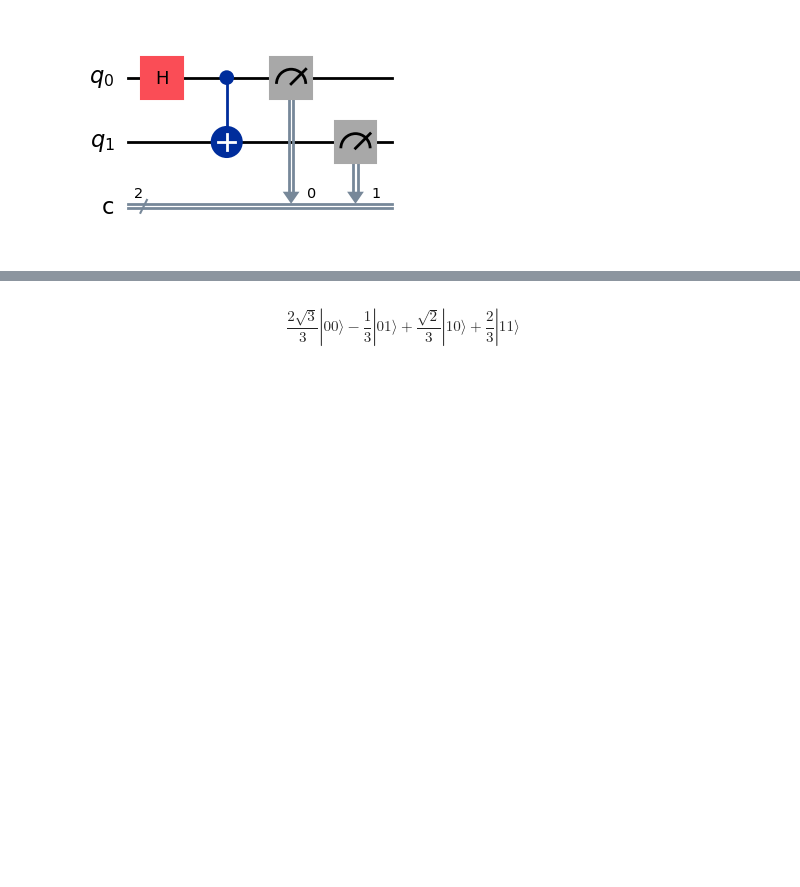
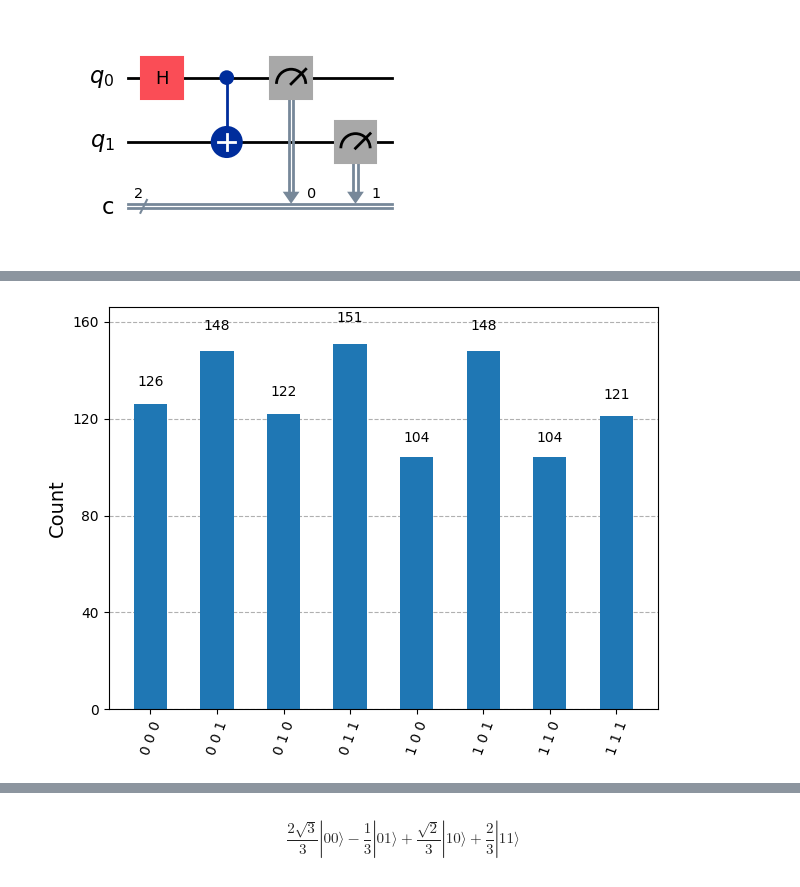
Before and after one commit to EvaaVos/Quantum_Computing_Course, a Jupyter notebook: Qiskit/Unit1_BasicQInformation.ipynb, the cells around one changed output, grey strips where cells are left out. Saved outputs shown, nothing was run; the diff lists cells and outputs as text; code cells hidden in the pictures; blank space fills up the shorter version.

```diff
--- a/Qiskit/Unit1_BasicQInformation.ipynb
+++ b/Qiskit/Unit1_BasicQInformation.ipynb
@@ -306,0 +355,16 @@ display(plot_histogram(statistics))
+# %%
+## To check the protocol, we are going to apply a H gate to Q.
+
+test = QuantumCircuit (Qqubit,Aqubit,Bqubit,qbit,abit,bbit)
+
+test.h(0)
+test.barrier()
+test = test.compose(teleportation)
+
+result = AerSimulator().run(test).result()
+statistics = result.get_counts()
+display(plot_histogram(statistics))
+
+## Now the same probability for |0> and |1> for Q qubit.
+# %% [output]
+[figure, added]
```
Also changed, not shown: parts of 18 cells of this notebook.
